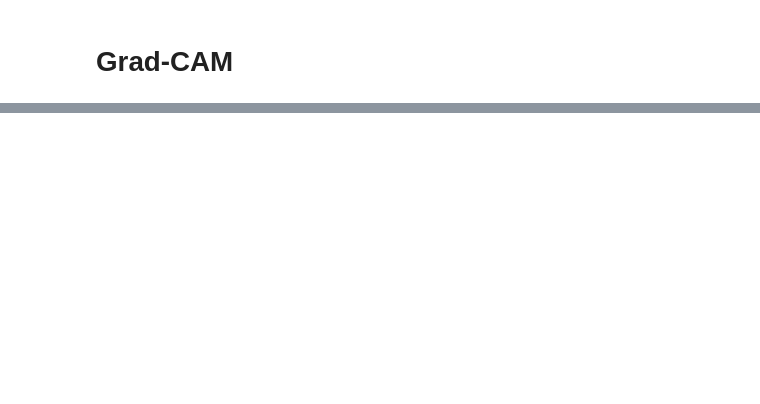
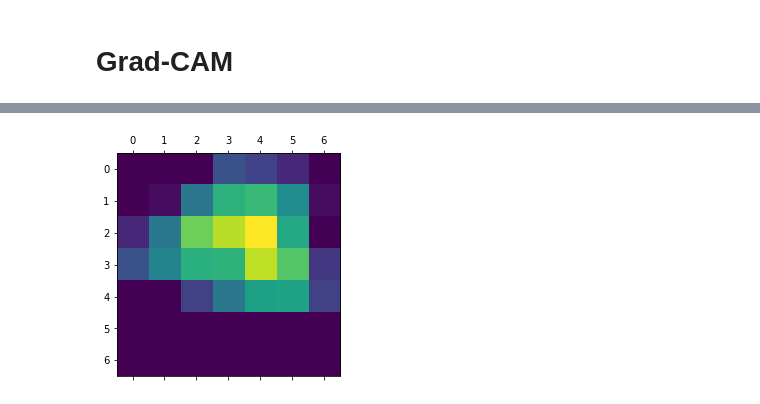
Before and after one commit to Whaleman0423/Project_Scooter_Model_Image_Recognition, a Jupyter notebook: MobileNetV2_scooters1106.ipynb, the cells around one changed output, grey strips where cells are left out. Drawn from its saved outputs; the diff is of its cells as text; code cells hidden in the pictures; blank space fills up the shorter version.

```diff
--- a/MobileNetV2_scooters1106.ipynb
+++ b/MobileNetV2_scooters1106.ipynb
@@ -326,9 +347,11 @@ heatmap = tf.reduce_mean(tf.multiply(pooled_grads, last_conv_layer), axis=-1)
 # %%
 heatmap = np.maximum(heatmap, 0)
 heatmap /= np.max(heatmap)
-heatmap = heatmap.reshape((8, 8))
+heatmap = heatmap.reshape((7, 7))
 plt.matshow(heatmap)
 plt.show()
+# %% [output]
+[figure, added]
 # %%
 img = cv2.imread(path)
 # %%
```
Also changed, not shown: parts of 10 cells of this notebook.
